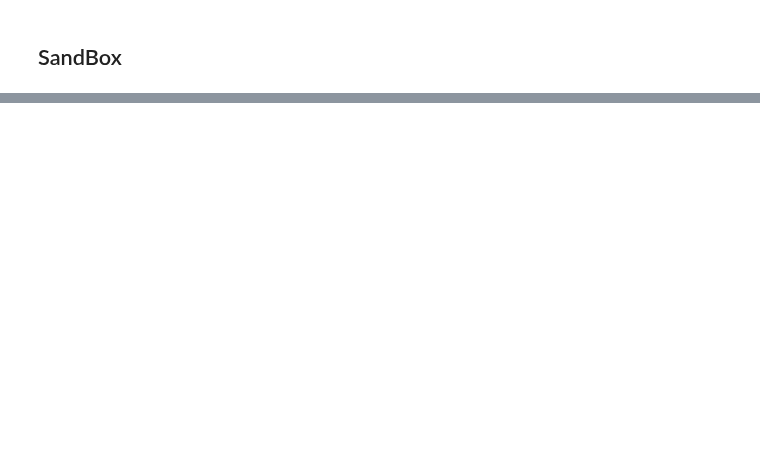
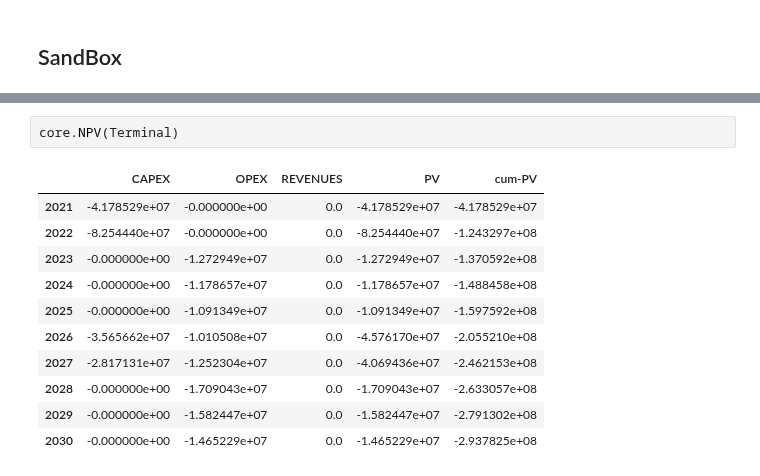
Before and after one commit to TUDelft-CITG/OpenTISim, a Jupyter notebook: notebooks/Example 03 - Container terminal example.ipynb, the cells around one changed output, grey strips where cells are left out. Cells and saved outputs as stored; diff of their text form; blank space fills up the shorter version.

```diff
--- a/notebooks/Example 03 - Container terminal example.ipynb
+++ b/notebooks/Example 03 - Container terminal example.ipynb
@@ -178,0 +239,14 @@ Terminal.NPV()
+# %%
+core.NPV(Terminal)
+# %% [output]
+|  | CAPEX | OPEX | REVENUES | PV | cum-PV |
+| 2021 | -4.178529e+07 | -0.000000e+00 | 0.0 | -4.178529e+07 | -4.178529e+07 |
+| 2022 | -8.254440e+07 | -0.000000e+00 | 0.0 | -8.254440e+07 | -1.243297e+08 |
+| 2023 | -0.000000e+00 | -1.272949e+07 | 0.0 | -1.272949e+07 | -1.370592e+08 |
+| 2024 | -0.000000e+00 | -1.178657e+07 | 0.0 | -1.178657e+07 | -1.488458e+08 |
+| 2025 | -0.000000e+00 | -1.091349e+07 | 0.0 | -1.091349e+07 | -1.597592e+08 |
+| 2026 | -3.565662e+07 | -1.010508e+07 | 0.0 | -4.576170e+07 | -2.055210e+08 |
+| 2027 | -2.817131e+07 | -1.252304e+07 | 0.0 | -4.069436e+07 | -2.462153e+08 |
+| 2028 | -0.000000e+00 | -1.709043e+07 | 0.0 | -1.709043e+07 | -2.633057e+08 |
+| 2029 | -0.000000e+00 | -1.582447e+07 | 0.0 | -1.582447e+07 | -2.791302e+08 |
+| 2030 | -0.000000e+00 | -1.465229e+07 | 0.0 | -1.465229e+07 | -2.937825e+08 |
```
Also changed, not shown: parts of 16 cells of this notebook, 2 other files.
